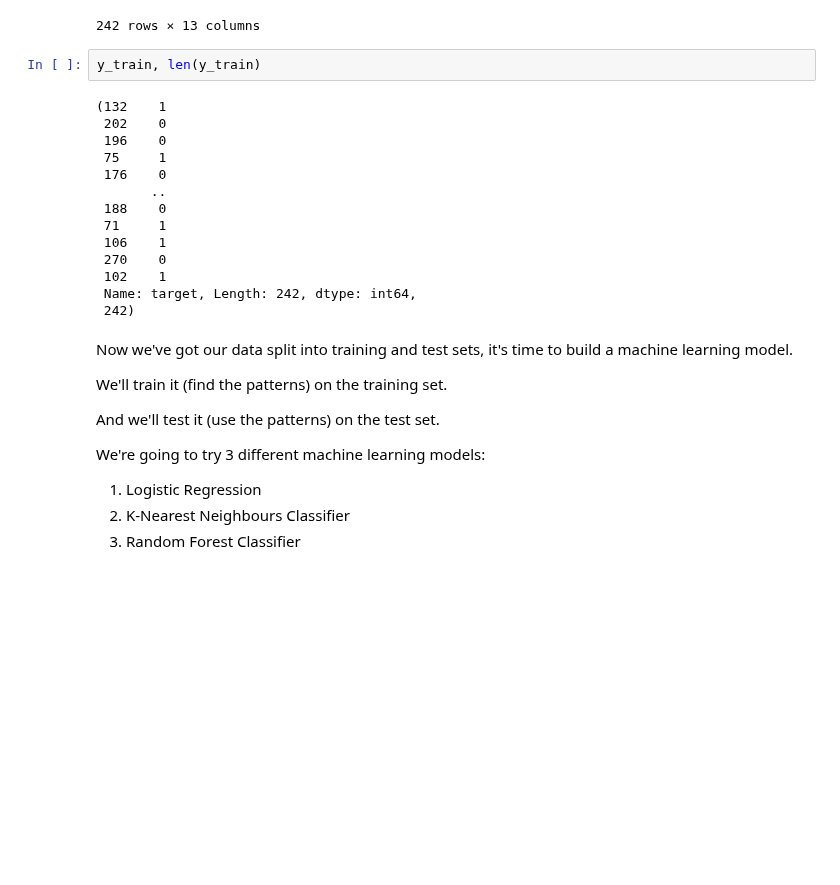
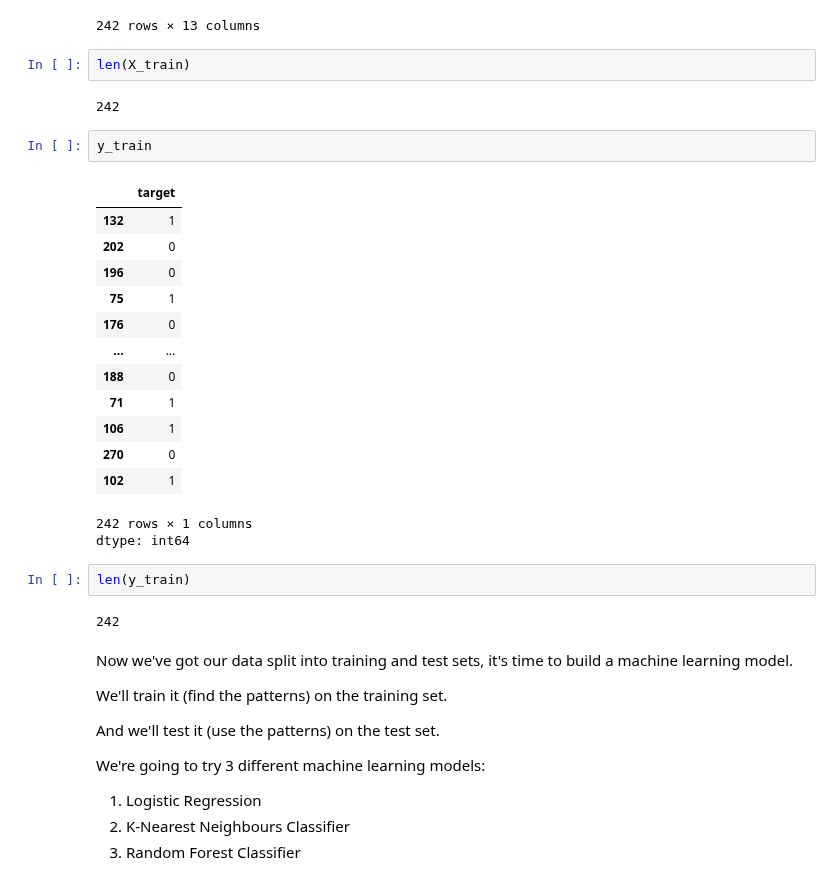
Before and after one commit to OCR-tech/zero-to-mastery-ml, a Jupyter notebook: section-3-structured-data-projects/end-to-end-heart-disease-classification-video1.ipynb, the cells around one changed output. Saved outputs shown, nothing was run; the diff lists cells and outputs as text; blank space fills up the shorter version.

```diff
--- a/section-3-structured-data-projects/end-to-end-heart-disease-classification-video1.ipynb
+++ b/section-3-structured-data-projects/end-to-end-heart-disease-classification-video1.ipynb
@@ -450,22 +519,31 @@ X_train
 | 270 | 46 | 1 | 0 | 120 | 249 | 0 | 0 | 144 | 0 | 0.8 | 2 | ... |
 | 102 | 63 | 0 | 1 | 140 | 195 | 0 | 1 | 179 | 0 | 0.0 | 2 | ... |
 242 rows × 13 columns
+# %%
+len(X_train)
+# %% [output]
+242
 # %%
-y_train, len(y_train)
+y_train
 # %% [output]
+|  | target |
+| 132 | 1 |
+| 202 | 0 |
+| 196 | 0 |
+| 75 | 1 |
+| 176 | 0 |
+| ... | ... |
+| 188 | 0 |
+| 71 | 1 |
+| 106 | 1 |
+| 270 | 0 |
+| 102 | 1 |
-(132    1
- 202    0
- 196    0
- 75     1
- 176    0
-       ..
- 188    0
- 71     1
- 106    1
- 270    0
- 102    1
- Name: target, Length: 242, dtype: int64,
- 242)
+242 rows × 1 columns
+dtype: int64
+# %%
+len(y_train)
+# %% [output]
+242
 # %% [markdown]
 Now we've got our data split into training and test sets, it's time to build a machine learning model.
 
```
Also changed, not shown: parts of 38 cells of this notebook.
